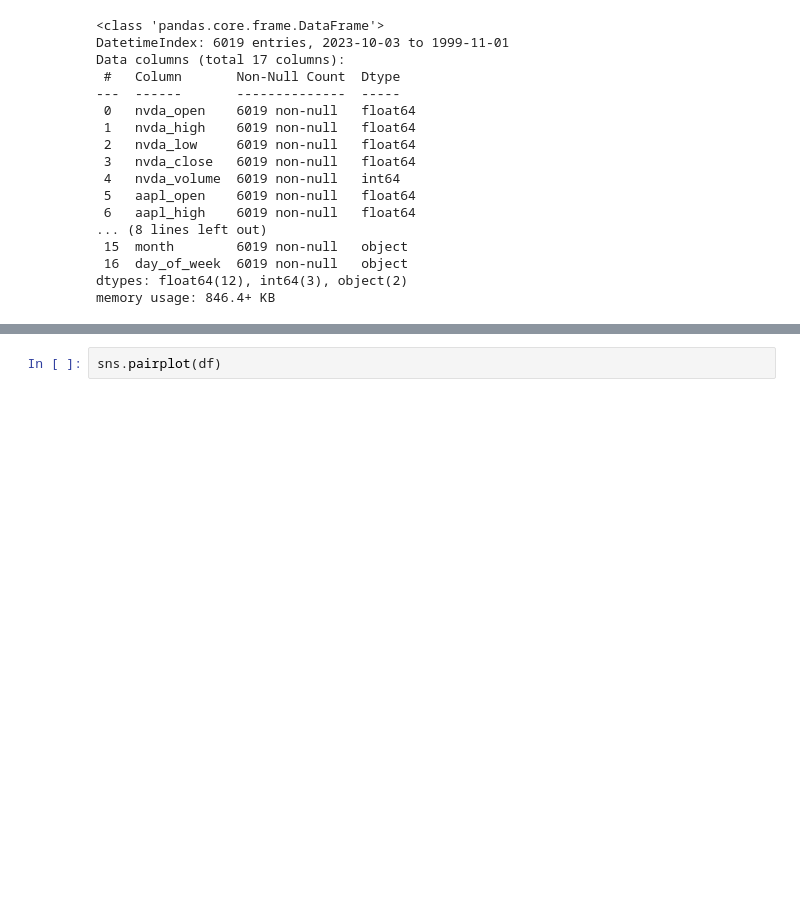
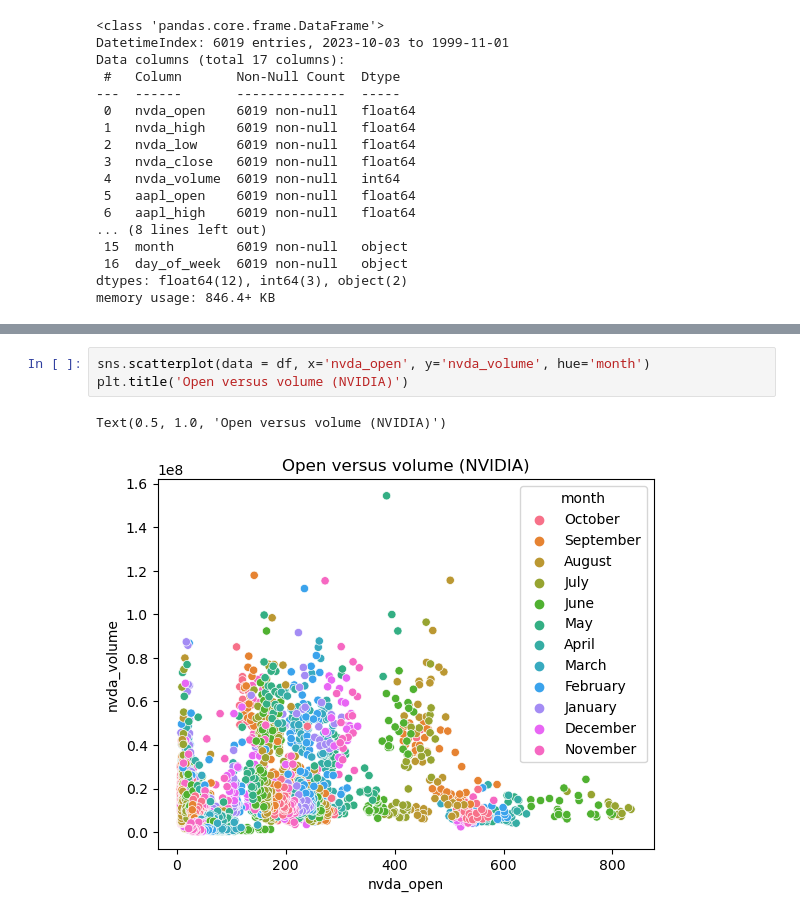
Before and after one commit to Marc-Aradillas/Tesla-Monthly-Closing-Price-Prediction, a Jupyter notebook: mvp.ipynb, the cells around one changed output, grey strips where cells are left out. Saved outputs shown, nothing was run; the diff lists cells and outputs as text; blank space fills up the shorter version.

```diff
--- a/mvp.ipynb
+++ b/mvp.ipynb
@@ -601,2 +643,6 @@ memory usage: 846.4+ KB
 # %%
-sns.pairplot(df)
+sns.scatterplot(data = df, x='nvda_open', y='nvda_volume', hue='month')
+plt.title('Open versus volume (NVIDIA)')
+# %% [output]
+Text(0.5, 1.0, 'Open versus volume (NVIDIA)')
+[figure, added]
```
Also changed, not shown: parts of 12 cells of this notebook.
